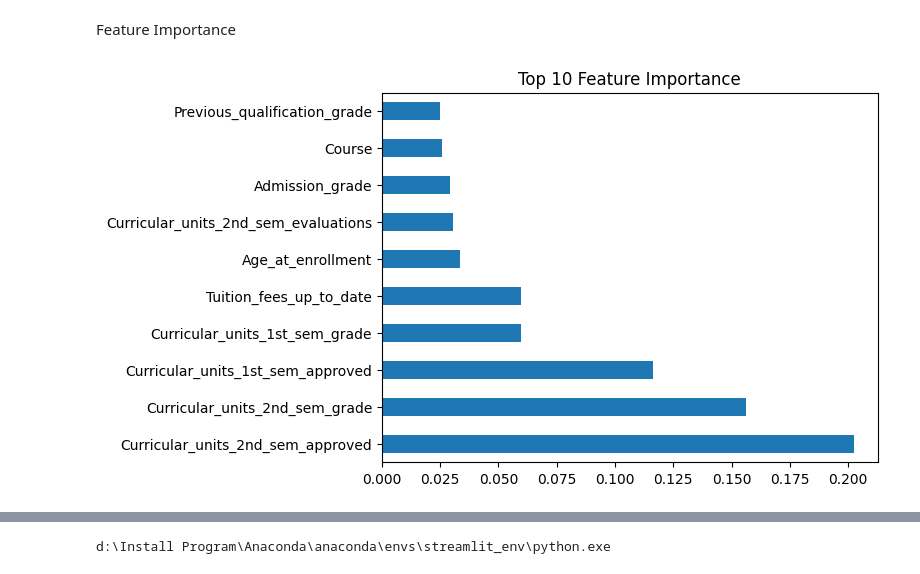
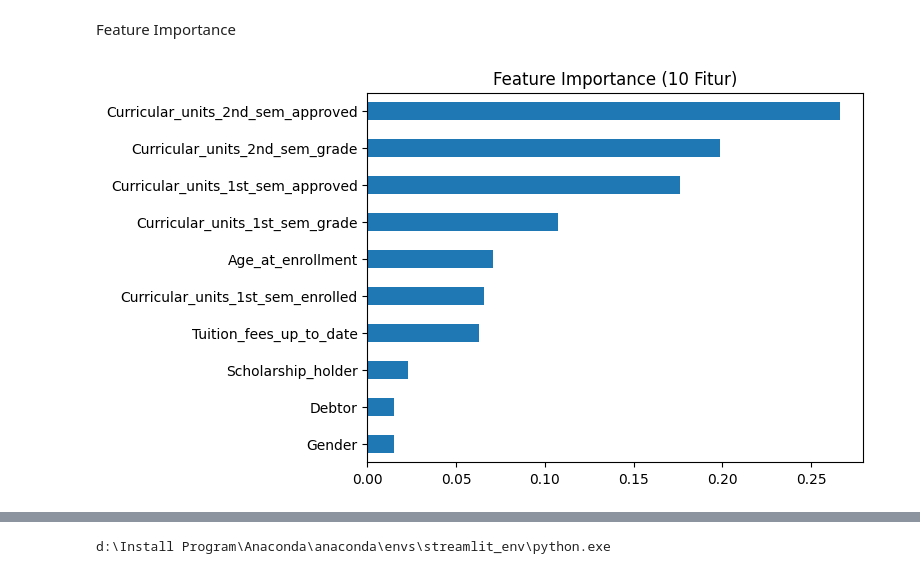
Before and after one commit to AflahaSetyaningrum/dicoding-streamlit-dashboard_submissionakhir, a Jupyter notebook: notebook.ipynb, the cells around one changed output, grey strips where cells are left out. Drawn from its saved outputs; the diff is of its cells as text; code cells hidden in the pictures.

```diff
--- a/notebook.ipynb
+++ b/notebook.ipynb
@@ -172,3 +169,19 @@ y = df_model['Status']
+# %%
+FEATURES = [
+    'Age_at_enrollment',
+    'Gender',
+    'Scholarship_holder',
+    'Debtor',
+    'Tuition_fees_up_to_date',
+    'Curricular_units_1st_sem_grade',
+    'Curricular_units_2nd_sem_grade',
+    'Curricular_units_1st_sem_approved',
+    'Curricular_units_2nd_sem_approved',
+    'Curricular_units_1st_sem_enrolled',
+]
+
+X = df_model[FEATURES]
+y = df_model['Status']
 # %% [markdown]
 Handling categorical
 # %%
@@ -229,11 +242,11 @@ plt.show()
 Feature Importance
 # %%
 feature_importances = pd.Series(model.feature_importances_, index=X.columns)
-feature_importances.nlargest(10).plot(kind='barh')
-plt.title("Top 10 Feature Importance")
+feature_importances.sort_values().plot(kind='barh')
+plt.title("Feature Importance (10 Fitur)")
 plt.show()
 # %% [output]
-[figure, old version]
+[figure, new version]
 # %%
 import sys
 !"{sys.executable}" -m pip install scikit-learn==1.7.2 numpy==2.4.4 pandas==3.0.2
```
Also changed, not shown: parts of 4 cells of this notebook.
